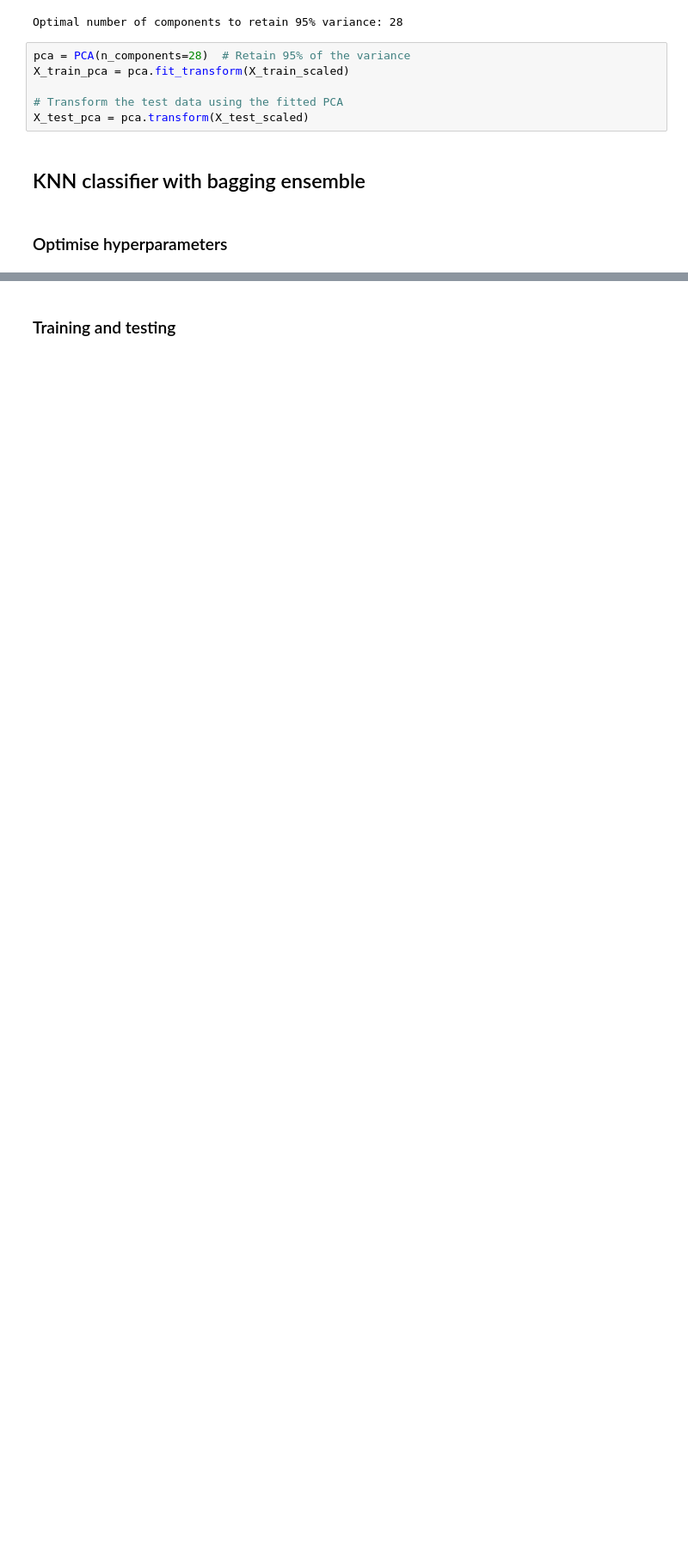
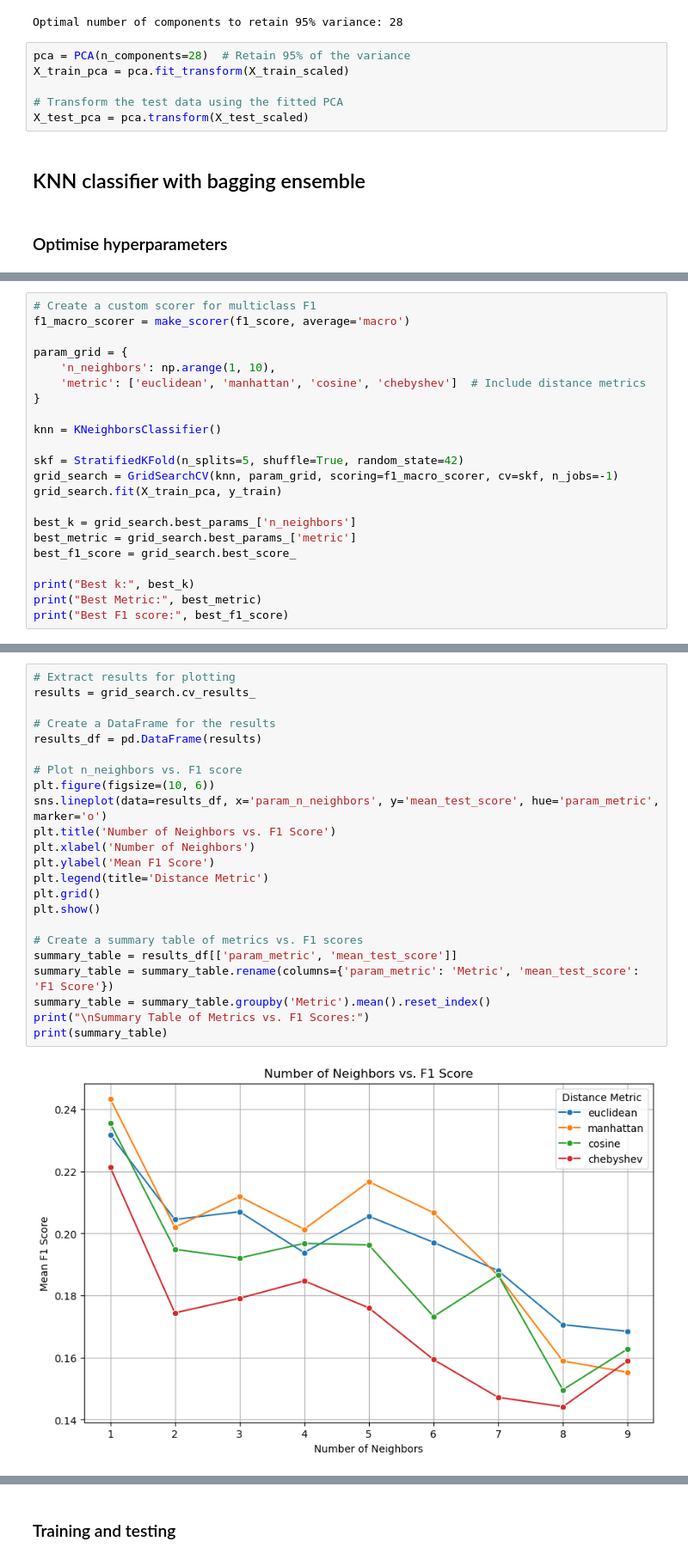
Before and after one commit to Artyom-kurguzkin/ML-ludemes-predictions, a Jupyter notebook: ludemes-gameData-predict.ipynb, the cells around one changed output, grey strips where cells are left out. Shown at 86% size. Drawn from its saved outputs; the diff is of its cells as text; blank space fills up the shorter version.

```diff
--- a/ludemes-gameData-predict.ipynb
+++ b/ludemes-gameData-predict.ipynb
@@ -959,0 +969,22 @@ X_test_pca = pca.transform(X_test_scaled)
+# %%
+# Create a custom scorer for multiclass F1
+f1_macro_scorer = make_scorer(f1_score, average='macro')
+
+param_grid = {
+    'n_neighbors': np.arange(1, 10),
+    'metric': ['euclidean', 'manhattan', 'cosine', 'chebyshev']  # Include distance metrics
+}
+
+knn = KNeighborsClassifier()
+
+skf = StratifiedKFold(n_splits=5, shuffle=True, random_state=42)
+grid_search = GridSearchCV(knn, param_grid, scoring=f1_macro_scorer, cv=skf, n_jobs=-1)
+grid_search.fit(X_train_pca, y_train)
+
+best_k = grid_search.best_params_['n_neighbors']
+best_metric = grid_search.best_params_['metric']
+best_f1_score = grid_search.best_score_
+
+print("Best k:", best_k)
+print("Best Metric:", best_metric)
+print("Best F1 score:", best_f1_score)
@@ -959,0 +995,25 @@ X_test_pca = pca.transform(X_test_scaled)
+# %%
+# Extract results for plotting
+results = grid_search.cv_results_
+
+# Create a DataFrame for the results
+results_df = pd.DataFrame(results)
+
+# Plot n_neighbors vs. F1 score
+plt.figure(figsize=(10, 6))
+sns.lineplot(data=results_df, x='param_n_neighbors', y='mean_test_score', hue='param_metric', marker='o')
+plt.title('Number of Neighbors vs. F1 Score')
+plt.xlabel('Number of Neighbors')
+plt.ylabel('Mean F1 Score')
+plt.legend(title='Distance Metric')
+plt.grid()
+plt.show()
+
+# Create a summary table of metrics vs. F1 scores
+summary_table = results_df[['param_metric', 'mean_test_score']]
+summary_table = summary_table.rename(columns={'param_metric': 'Metric', 'mean_test_score': 'F1 Score'})
+summary_table = summary_table.groupby('Metric').mean().reset_index()
+print("\nSummary Table of Metrics vs. F1 Scores:")
+print(summary_table)
+# %% [output]
+[figure, added]
```
Also changed, not shown: parts of 28 cells of this notebook.
